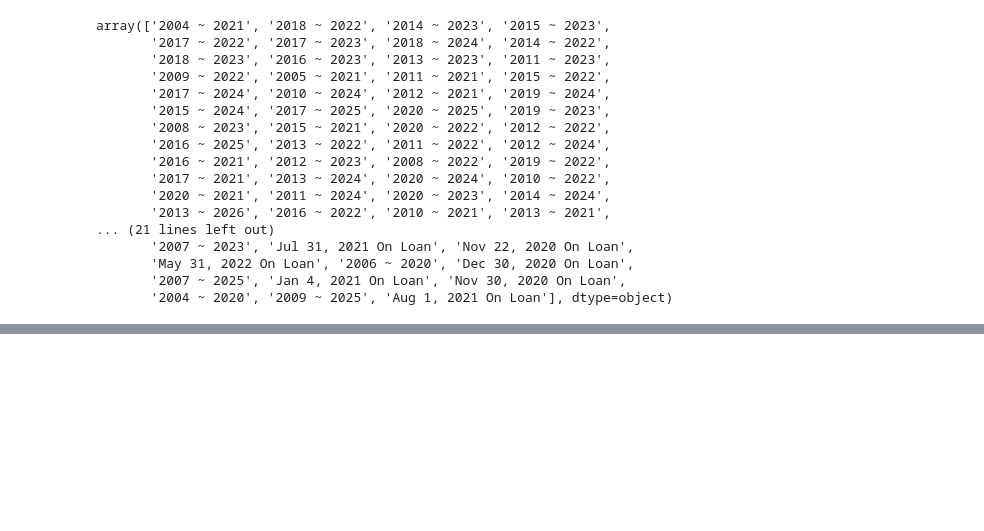
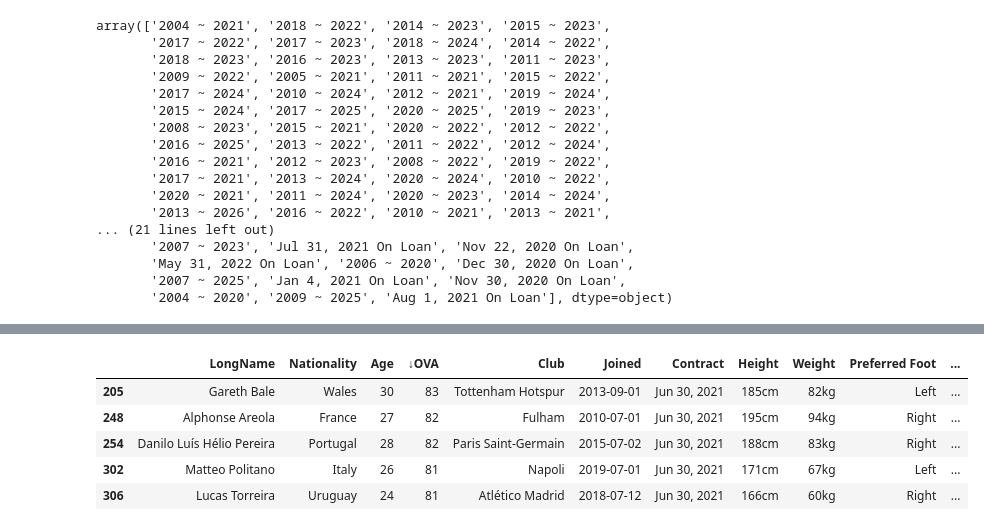
Before and after one commit to Taiwo-Victoria/FIFA2021_Analysis, a Jupyter notebook: fifa2021.ipynb, the cells around one changed output, grey strips where cells are left out. Drawn from its saved outputs; the diff is of its cells as text; code cells hidden in the pictures; blank space fills up the shorter version.

```diff
--- a/fifa2021.ipynb
+++ b/fifa2021.ipynb
@@ -350,0 +343,11 @@ array(['2021', '2022', '2023', '2024', '2025', '2026', None, '2028',
+# %%
+df1 = df1.drop("Loan Date End", axis='columns')
+# %%
+df1.head()
+# %% [output]
+|  | LongName | Nationality | Age | ↓OVA | Club | Joined | Contract | Height | Weight | Preferred Foot | ... |
+| 205 | Gareth Bale | Wales | 30 | 83 | Tottenham Hotspur | 2013-09-01 | Jun 30, 2021 | 185cm | 82kg | Left | ... |
+| 248 | Alphonse Areola | France | 27 | 82 | Fulham | 2010-07-01 | Jun 30, 2021 | 195cm | 94kg | Right | ... |
+| 254 | Danilo Luís Hélio Pereira | Portugal | 28 | 82 | Paris Saint-Germain | 2015-07-02 | Jun 30, 2021 | 188cm | 83kg | Right | ... |
+| 302 | Matteo Politano | Italy | 26 | 81 | Napoli | 2019-07-01 | Jun 30, 2021 | 171cm | 67kg | Left | ... |
+| 306 | Lucas Torreira | Uruguay | 24 | 81 | Atlético Madrid | 2018-07-12 | Jun 30, 2021 | 166cm | 60kg | Right | ... |
```
Also changed, not shown: parts of 37 cells of this notebook.
